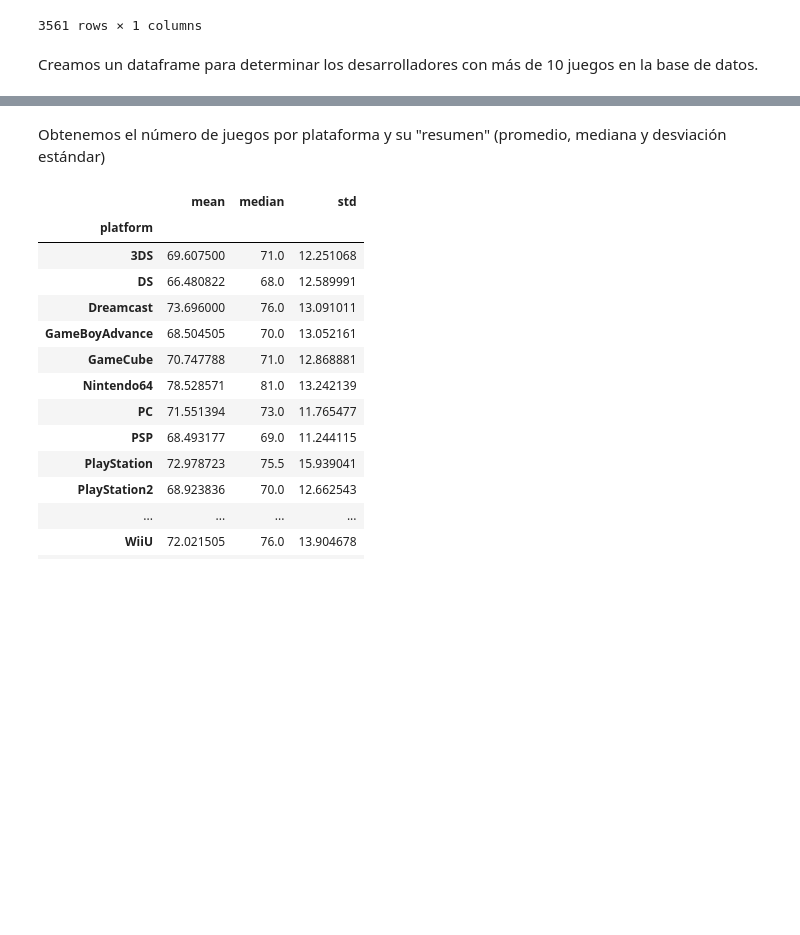
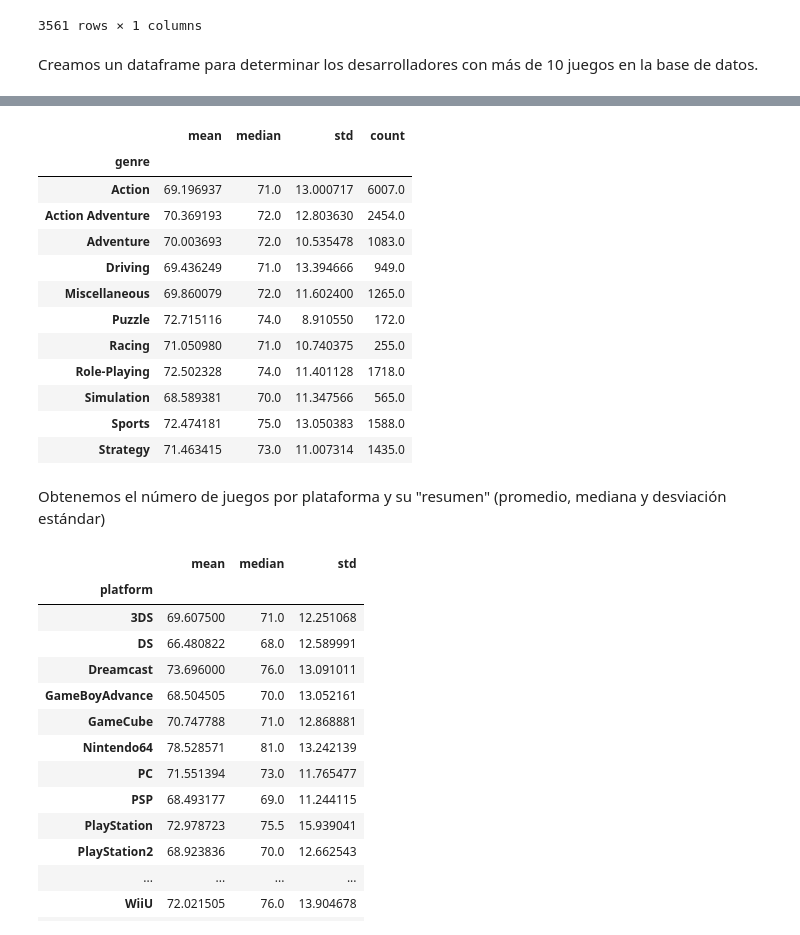
Before and after one commit to elcarlos-94/DemoDay, a Jupyter notebook: Modulo3/proyecto_modulo_3.ipynb, the cells around one changed output, grey strips where cells are left out. Saved outputs shown, nothing was run; the diff lists cells and outputs as text; code cells hidden in the pictures; blank space fills up the shorter version.

```diff
--- a/Modulo3/proyecto_modulo_3.ipynb
+++ b/Modulo3/proyecto_modulo_3.ipynb
@@ -462,0 +465,4 @@ df_developer_count_made
+# %%
+df_genre_count = df_rewritten['genre'].value_counts()
+df_genre
+df_genre_count
@@ -462,0 +505,8 @@ df_developer_count_made
+# %%
+df_genre_count_more_than_100 = df_genre_count[df_genre_count > 100]
+df_genre_count_made = pd.DataFrame(df_genre_count_more_than_100, columns=['genre'])
+df_genre_count_made.index.names = ['genre']
+df_genre_count_made = df_genre_count_made.rename(columns={
+    'genre': 'count'
+})
+df_genre_count_made
@@ -463,3 +527,22 @@ df_developer_count_made
+# %%
+df_summary_genre = df_rewritten.groupby('genre')['score'].agg(['mean', 'median', 'std'])
+df_summary_genre_count = pd.concat([df_summary_genre, df_genre_count_made], axis = 1)
+df_summary_genre_count = df_summary_genre_count.dropna(axis=0, how='any')
+df_summary_genre_count
+# %% [output]
+|  | mean | median | std | count |
+| genre |  |  |  |  |
+| Action | 69.196937 | 71.0 | 13.000717 | 6007.0 |
+| Action Adventure | 70.369193 | 72.0 | 12.803630 | 2454.0 |
+| Adventure | 70.003693 | 72.0 | 10.535478 | 1083.0 |
+| Driving | 69.436249 | 71.0 | 13.394666 | 949.0 |
+| Miscellaneous | 69.860079 | 72.0 | 11.602400 | 1265.0 |
+| Puzzle | 72.715116 | 74.0 | 8.910550 | 172.0 |
+| Racing | 71.050980 | 71.0 | 10.740375 | 255.0 |
+| Role-Playing | 72.502328 | 74.0 | 11.401128 | 1718.0 |
+| Simulation | 68.589381 | 70.0 | 11.347566 | 565.0 |
+| Sports | 72.474181 | 75.0 | 13.050383 | 1588.0 |
+| Strategy | 71.463415 | 73.0 | 11.007314 | 1435.0 |
 # %% [markdown]
 Obtenemos el número de juegos por plataforma y su "resumen" (promedio, mediana y desviación estándar)
 # %%
```
Also changed, not shown: parts of 10 cells of this notebook.
